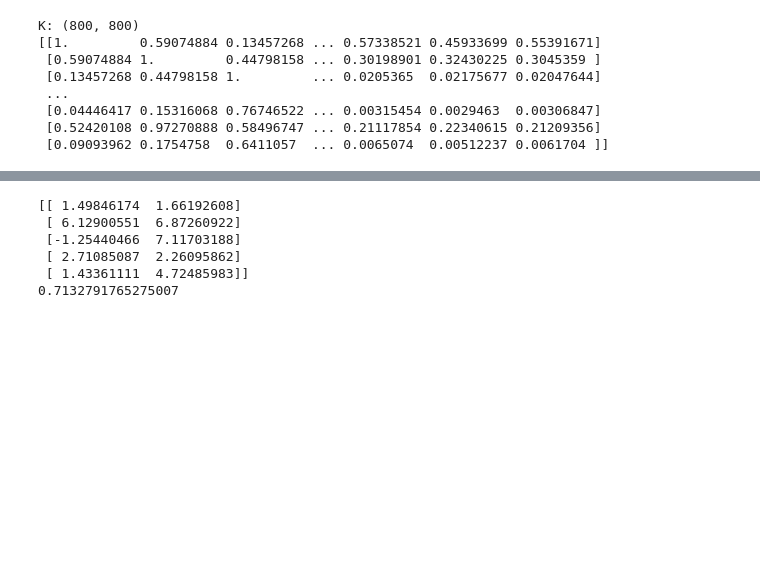
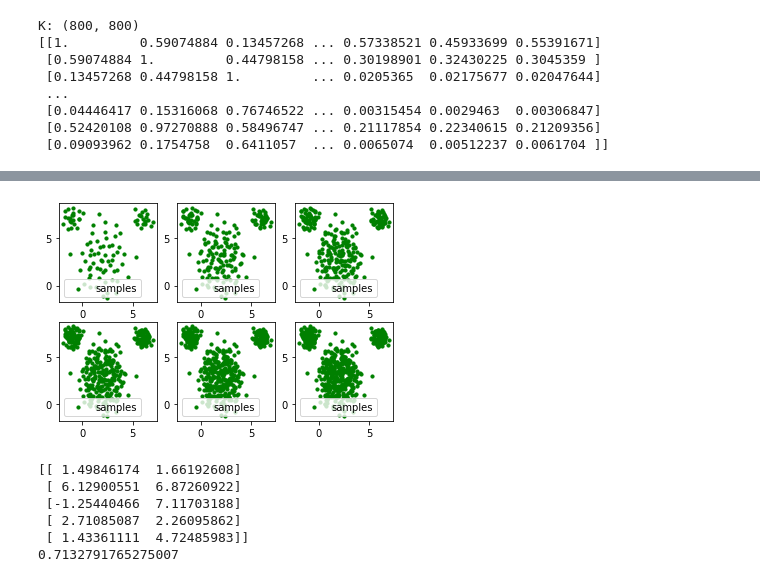
Before and after one commit to carmelocs/Shattering-Distribution-for-Active-Learning, a Jupyter notebook: python/Demo.ipynb, the cells around one changed output, grey strips where cells are left out. Saved outputs shown, nothing was run; the diff lists cells and outputs as text; code cells hidden in the pictures; blank space fills up the shorter version.

```diff
--- a/python/Demo.ipynb
+++ b/python/Demo.ipynb
@@ -66,6 +66,3 @@ def halving(K, m, candidate_index=None, lambda_=0.001):
 
     print('Done.\n')
     return index
-# %%
-id = halving(K, 400)
-print(len(set(id)))
@@ -85,0 +69,8 @@ plt.scatter(halved_data[:, 0], halved_data[:, 1], c='g', s=10)
+# %%
+indices = []
+for i in range(1, 7):
+    id = halving(K, 100*i)
+    indices.append(id)
+
+for i, sample in enumerate(indices, 1):
+    print(f'Number of samples in {i}th iter: {len(set(sample))}')
@@ -86,3 +95,19 @@ plt.scatter(halved_data[:, 0], halved_data[:, 1], c='g', s=10)
+# %%
+import matplotlib.pyplot as plt
+
+
+fig = plt.figure()
+# ax1 = plt.subplot(2,2,1)
+# ax2 = plt.subplot(2,2,2)
+# ax3 = plt.subplot(2,2,3)
+# ax4 = plt.subplot(2,2,4)
+for i, idx in enumerate(indices, 1):
+    ax = fig.add_subplot(2,3,i)
+    ax.scatter(data[idx, 0], data[idx, 1], color='g', s=10, label='samples')
+    # ax.set(title='Iteration')
+    ax.legend()
+# %% [output]
+[figure, added]
 # %%
 def number_density(data, center, radius):
     # print(f'length of data: {len(data)}\nlength of center: {len(center)}')
```
Also changed, not shown: parts of 4 cells of this notebook.
